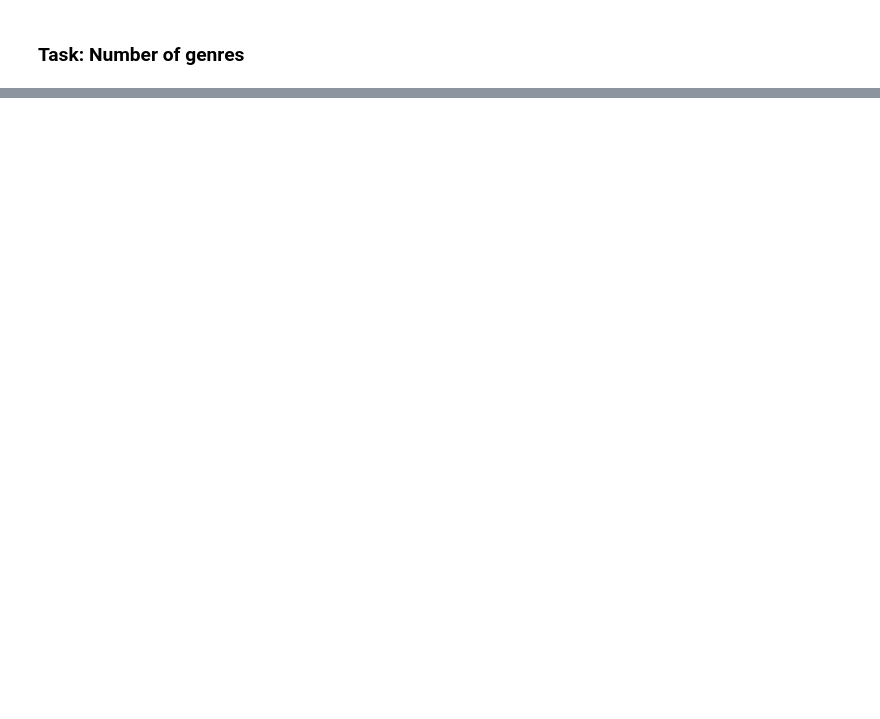
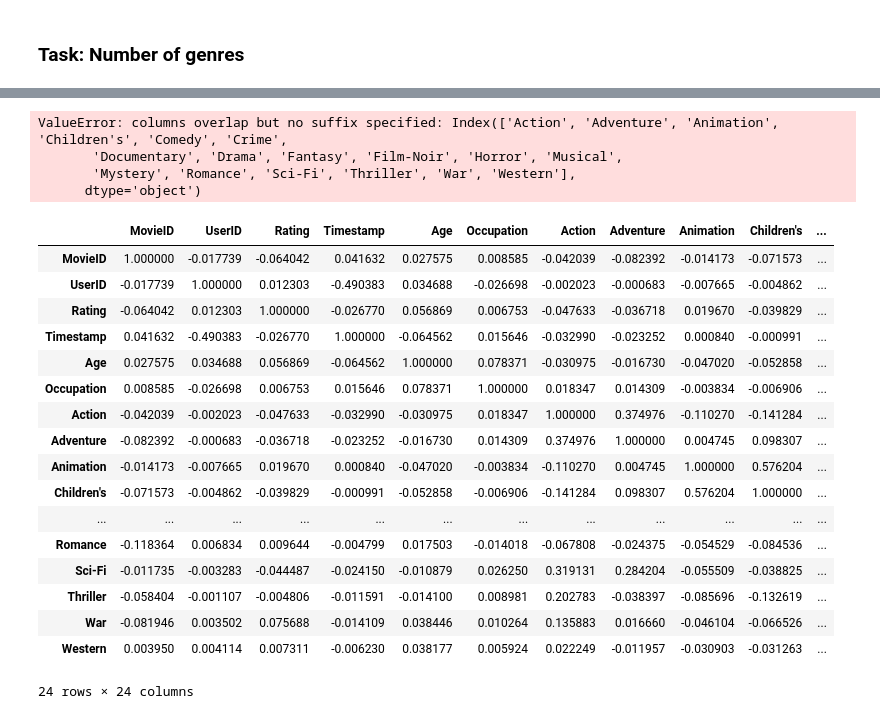
Before and after one commit to swatishayna/Movielens-case-study, a Jupyter notebook: notebooks/Untitled.ipynb, the cells around one changed output, grey strips where cells are left out. Drawn from its saved outputs; the diff is of its cells as text; code cells hidden in the pictures; blank space fills up the shorter version.

```diff
--- a/notebooks/Untitled.ipynb
+++ b/notebooks/Untitled.ipynb
@@ -332,0 +323,3 @@ l
+# %%
+genre_encoded = df.Genres.str.get_dummies().astype('int')
+genre_encoded
@@ -332,0 +340,31 @@ l
+# %%
+# Now we need to merge tihis with our original data\frame ----df
+df = df.join(genre_encoded)
+# %% [output]
+ValueError: columns overlap but no suffix specified: Index(['Action', 'Adventure', 'Animation', 'Children's', 'Comedy', 'Crime',
+       'Documentary', 'Drama', 'Fantasy', 'Film-Noir', 'Horror', 'Musical',
+       'Mystery', 'Romance', 'Sci-Fi', 'Thriller', 'War', 'Western'],
+      dtype='object')
+# %%
+df.drop(columns=['Genres'],inplace =True)
+# %%
+df.corr()
+# %% [output]
+|  | MovieID | UserID | Rating | Timestamp | Age | Occupation | Action | Adventure | Animation | Children's | ... |
+| MovieID | 1.000000 | -0.017739 | -0.064042 | 0.041632 | 0.027575 | 0.008585 | -0.042039 | -0.082392 | -0.014173 | -0.071573 | ... |
+| UserID | -0.017739 | 1.000000 | 0.012303 | -0.490383 | 0.034688 | -0.026698 | -0.002023 | -0.000683 | -0.007665 | -0.004862 | ... |
+| Rating | -0.064042 | 0.012303 | 1.000000 | -0.026770 | 0.056869 | 0.006753 | -0.047633 | -0.036718 | 0.019670 | -0.039829 | ... |
+| Timestamp | 0.041632 | -0.490383 | -0.026770 | 1.000000 | -0.064562 | 0.015646 | -0.032990 | -0.023252 | 0.000840 | -0.000991 | ... |
+| Age | 0.027575 | 0.034688 | 0.056869 | -0.064562 | 1.000000 | 0.078371 | -0.030975 | -0.016730 | -0.047020 | -0.052858 | ... |
+| Occupation | 0.008585 | -0.026698 | 0.006753 | 0.015646 | 0.078371 | 1.000000 | 0.018347 | 0.014309 | -0.003834 | -0.006906 | ... |
+| Action | -0.042039 | -0.002023 | -0.047633 | -0.032990 | -0.030975 | 0.018347 | 1.000000 | 0.374976 | -0.110270 | -0.141284 | ... |
+| Adventure | -0.082392 | -0.000683 | -0.036718 | -0.023252 | -0.016730 | 0.014309 | 0.374976 | 1.000000 | 0.004745 | 0.098307 | ... |
+| Animation | -0.014173 | -0.007665 | 0.019670 | 0.000840 | -0.047020 | -0.003834 | -0.110270 | 0.004745 | 1.000000 | 0.576204 | ... |
+| Children's | -0.071573 | -0.004862 | -0.039829 | -0.000991 | -0.052858 | -0.006906 | -0.141284 | 0.098307 | 0.576204 | 1.000000 | ... |
+| ... | ... | ... | ... | ... | ... | ... | ... | ... | ... | ... | ... |
+| Romance | -0.118364 | 0.006834 | 0.009644 | -0.004799 | 0.017503 | -0.014018 | -0.067808 | -0.024375 | -0.054529 | -0.084536 | ... |
+| Sci-Fi | -0.011735 | -0.003283 | -0.044487 | -0.024150 | -0.010879 | 0.026250 | 0.319131 | 0.284204 | -0.055509 | -0.038825 | ... |
+| Thriller | -0.058404 | -0.001107 | -0.004806 | -0.011591 | -0.014100 | 0.008981 | 0.202783 | -0.038397 | -0.085696 | -0.132619 | ... |
+| War | -0.081946 | 0.003502 | 0.075688 | -0.014109 | 0.038446 | 0.010264 | 0.135883 | 0.016660 | -0.046104 | -0.066526 | ... |
+| Western | 0.003950 | 0.004114 | 0.007311 | -0.006230 | 0.038177 | 0.005924 | 0.022249 | -0.011957 | -0.030903 | -0.031263 | ... |
+24 rows × 24 columns
```
Also changed, not shown: parts of 14 cells of this notebook.
